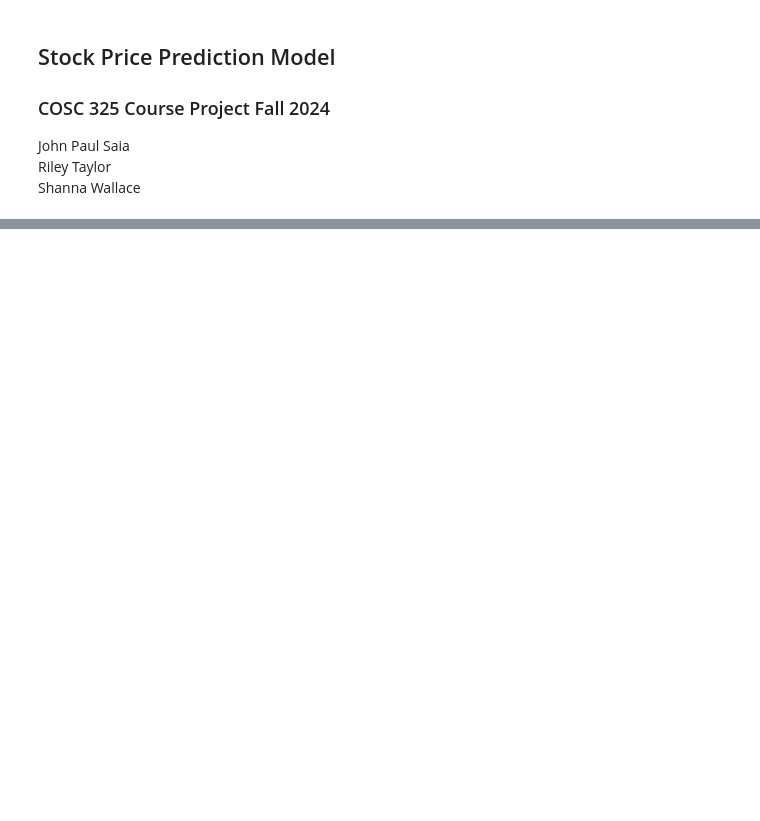
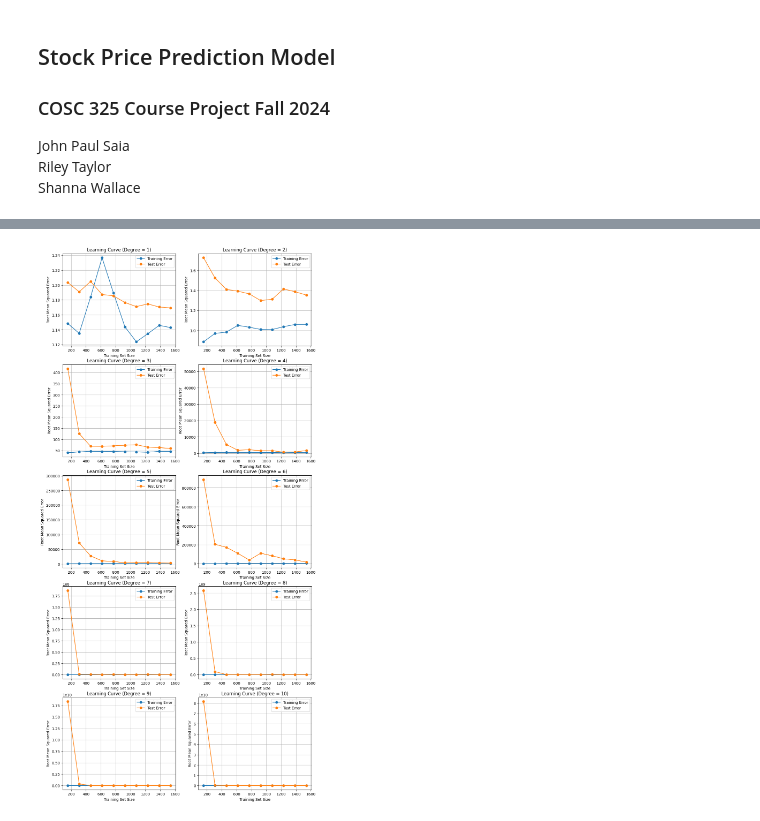
Before and after one commit to shannaw04/ml-stock-predictor, a Jupyter notebook: stock-predictor.ipynb, the cells around one changed output, grey strips where cells are left out. Saved outputs shown, nothing was run; the diff lists cells and outputs as text; code cells hidden in the pictures; blank space fills up the shorter version.

```diff
--- a/stock-predictor.ipynb
+++ b/stock-predictor.ipynb
@@ -20,0 +55,17 @@ data.head()
+# %%
+# Create the simple Model
+simple_X_train = X_train
+simple_X_test = X_test
+simple_model = LinearRegression()
+simple_model.fit(simple_X_train, y_train)
+simple_test_predictions = simple_model.predict(simple_X_test)
+
+# Calculate the mean of the predictions (expected prediction)
+simple_mean_prediction = np.mean(simple_test_predictions)
+
+# Calculate bias, variance, and Root Mean Squared Error (RMSE) on the test set
+simple_bias = np.mean((y_test - simple_mean_prediction) ** 2)
+simple_variance = np.mean((simple_test_predictions - simple_mean_prediction) ** 2)
+simple_rmse = root_mean_squared_error(y_test, simple_test_predictions)
+
+print(f"Simple Model:\n  Bias: {simple_bias:,.2f}\n  Variance: {simple_variance:,.2f}\n  RMSE: {simple_rmse:,.2f}")
@@ -20,0 +80,69 @@ data.head()
+# %%
+rmse_results = [0] * 10
+r2_results = [0] * 10
+
+fig, axes = plt.subplots(5, 2, figsize=(12, 26))
+# row for the subplot
+r = -1
+
+# Define a function for plotting the learning curve
+for degree in range(1, 11):
+    # Complex Model: Using the features with Polynomial Expansion
+    poly = PolynomialFeatures(degree=degree)
+
+    # Transform the training and test data
+    X_train_poly = poly.fit_transform(X_train)
+    X_test_poly = poly.transform(X_test)
+
+    # Initialize the linear regression model
+    poly_model = LinearRegression()
+
+
+    # Calculate learning curves for the polynomial model
+    train_sizes, train_scores, test_scores = learning_curve(
+        poly_model, X_train_poly, y_train, scoring='neg_mean_squared_error',
+        train_sizes=np.linspace(0.1, 1.0, 10), random_state=RANDOM_STATE
+    )
+
+    # Calculate mean error
+    train_errors = -np.mean(train_scores, axis=1)
+    test_errors = -np.mean(test_scores, axis=1)
+
+    # set row and column for the subplot
+    if (degree-1) % 2 == 0:
+        r+=1
+    c = (degree-1) % 2
+
+    # Plot learning curves
+    axes[r,c].plot(train_sizes, train_errors, label='Training Error', marker='o')
+    axes[r,c].plot(train_sizes, test_errors, label='Test Error', marker='o')
+    axes[r,c].set_title(f'Learning Curve (Degree = {degree})')
+    axes[r,c].set_xlabel('Training Set Size')
+    axes[r,c].set_ylabel('Root Mean Squared Error')
+    axes[r,c].legend()
+    axes[r,c].grid(True)
+
+
+    # Fit the model and predict
+    poly_model.fit(X_train_poly, y_train)
+    complex_test_predictions = poly_model.predict(X_test_poly)
+
+    # Calculate the mean of the predictions (expected prediction)
+    complex_mean_prediction = np.mean(complex_test_predictions)
+
+    # Calculate bias
+    complex_bias = np.mean((y_test - complex_mean_prediction) ** 2)
+
+    # Calculate variance
+    complex_variance = np.mean((complex_test_predictions - complex_mean_prediction) ** 2)
+
+    # Calculate the Root Mean Squared Error (MSE) on the Test set
+    rmse_results[degree - 1] = root_mean_squared_error(y_test, complex_test_predictions)
+    r2_results[degree - 1] = r2_score(y_test, complex_test_predictions)
+
+# Want to minimize errors and maximize R2
+max_r2 = max(r2_results)
+min_rmse = min(rmse_results)
+print(f"\nDegree with maximum R2: {r2_results.index(max_r2) + 1} with {max_r2:,.4f}")
+print(f"Degree with minimum RMSE: {rmse_results.index(min_rmse) + 1} with {min_rmse:,.2f}")
+# %% [output]
@@ -20,0 +151 @@ data.head()
+[figure, added]
```
Also changed, not shown: parts of 9 cells of this notebook.
